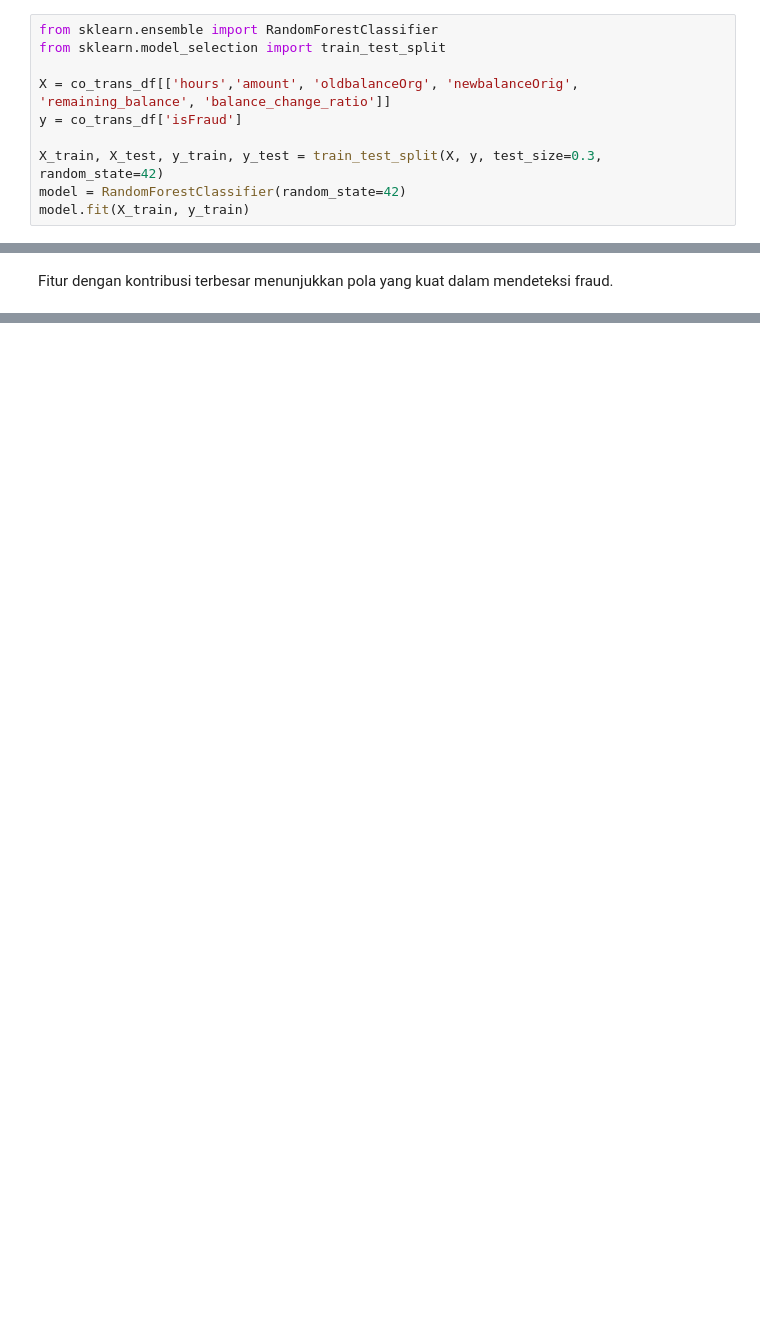
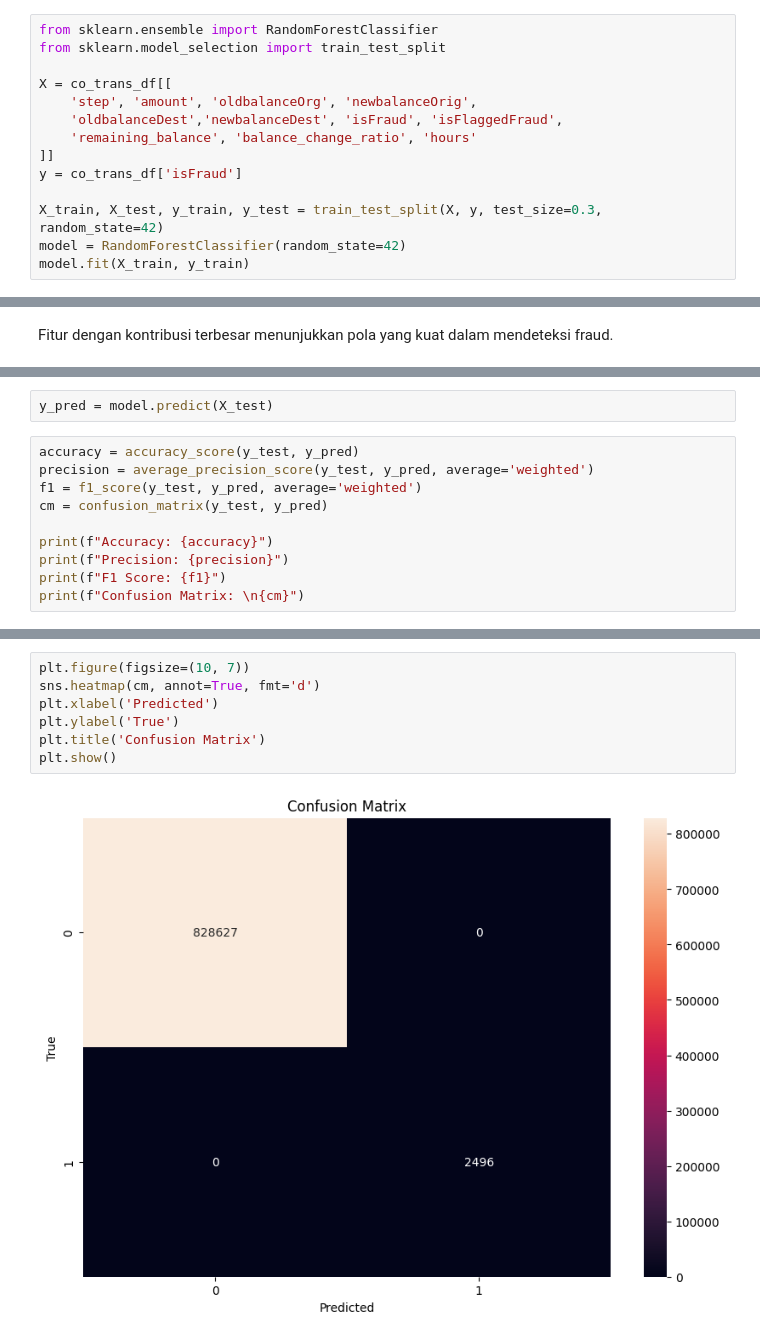
Before and after one commit to khairul746/Fraudulent-Transaction-Detection, a Jupyter notebook: notebooks/fraud_eda.ipynb, the cells around one changed output, grey strips where cells are left out. Cells and saved outputs as stored; diff of their text form; blank space fills up the shorter version.

```diff
--- a/notebooks/fraud_eda.ipynb
+++ b/notebooks/fraud_eda.ipynb
@@ -276,7 +287,11 @@ Latih model sederhana (contoh: Random Forest):
 from sklearn.ensemble import RandomForestClassifier
 from sklearn.model_selection import train_test_split
 
-X = co_trans_df[['hours','amount', 'oldbalanceOrg', 'newbalanceOrig', 'remaining_balance', 'balance_change_ratio']]
+X = co_trans_df[[
+    'step', 'amount', 'oldbalanceOrg', 'newbalanceOrig',
+    'oldbalanceDest','newbalanceDest', 'isFraud', 'isFlaggedFraud',
+    'remaining_balance', 'balance_change_ratio', 'hours'
+]]
 y = co_trans_df['isFraud']
 
 X_train, X_test, y_train, y_test = train_test_split(X, y, test_size=0.3, random_state=42)
@@ -299,0 +308,12 @@ Fitur dengan kontribusi terbesar menunjukkan pola yang kuat dalam mendeteksi fra
+# %%
+y_pred = model.predict(X_test)
+# %%
+accuracy = accuracy_score(y_test, y_pred)
+precision = average_precision_score(y_test, y_pred, average='weighted')
+f1 = f1_score(y_test, y_pred, average='weighted')
+cm = confusion_matrix(y_test, y_pred)
+
+print(f"Accuracy: {accuracy}")
+print(f"Precision: {precision}")
+print(f"F1 Score: {f1}")
+print(f"Confusion Matrix: \n{cm}")
@@ -299,0 +327,9 @@ Fitur dengan kontribusi terbesar menunjukkan pola yang kuat dalam mendeteksi fra
+# %%
+plt.figure(figsize=(10, 7))
+sns.heatmap(cm, annot=True, fmt='d')
+plt.xlabel('Predicted')
+plt.ylabel('True')
+plt.title('Confusion Matrix')
+plt.show()
+# %% [output]
+[figure, added]
```
Also changed, not shown: parts of 15 cells of this notebook, 1 other file.
